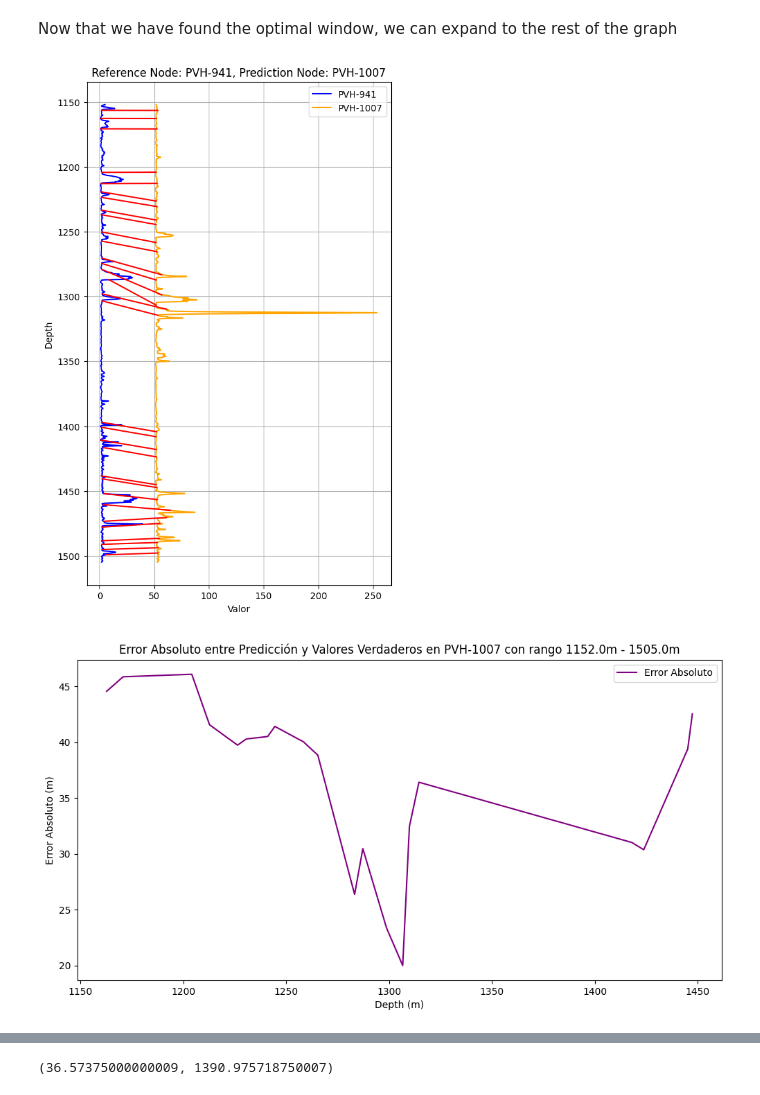
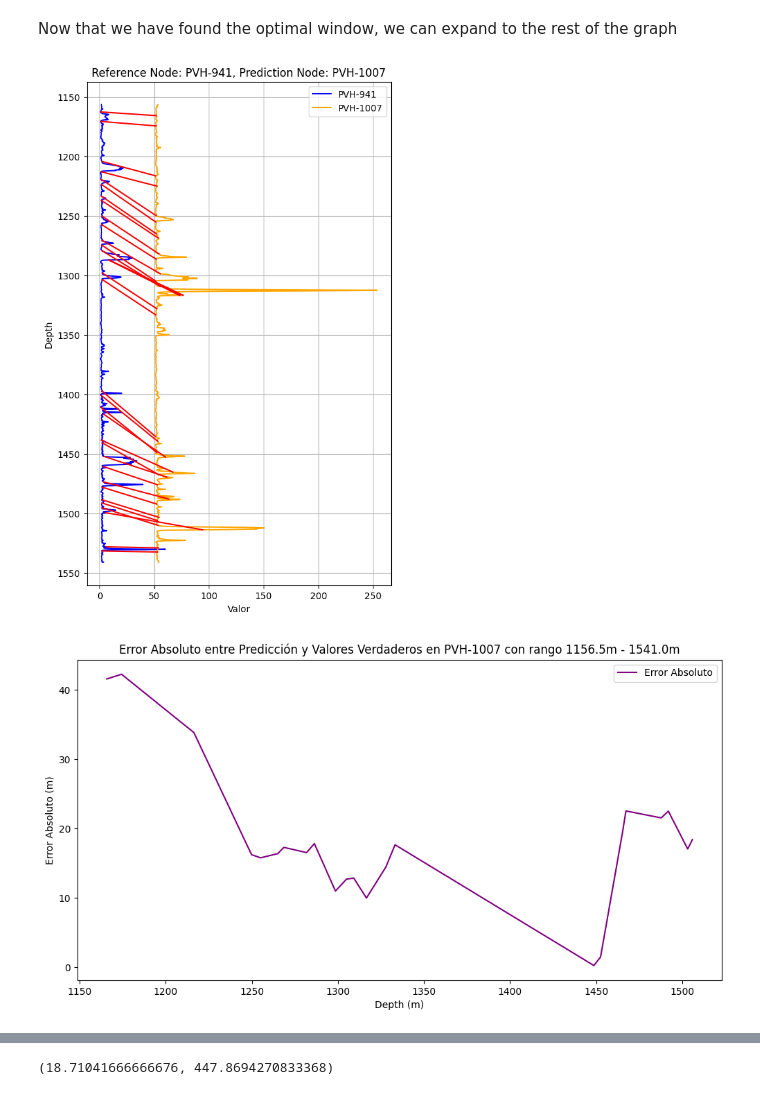
Before and after one commit to scast3/dtw_tool, a Jupyter notebook: window_optimization.ipynb, the cells around one changed output, grey strips where cells are left out. Saved outputs shown, nothing was run; the diff lists cells and outputs as text; code cells hidden in the pictures.

Commit message:
traversal of graph

```diff
--- a/window_optimization.ipynb
+++ b/window_optimization.ipynb
@@ -473,10 +458,11 @@ def optimal_window(G, node_name1, node_name2, bounds, returnType = "mse", step_s
 
     def objective(params):
         start1, end1, start2, end2 = params
+        win = [start1, end1, start2, end2]
         if start1 >= end1 or start2 >= end2:
             return {'loss': float('inf'), 'status': STATUS_OK}  # Invalid window, return a large value
 
-        mae, mse = windows_test(G, node_name1, node_name2, start1, end1, start2, end2)
+        mae, mse = windows_test(G, node_name1, node_name2, win)
 
         if returnType == "mse":
             return {'loss': mse, 'status': STATUS_OK}
@@ -531,13 +510,14 @@ windows_test(G, node_name1, node_name2, optimal_window[0], optimal_window[1], op
 Now that we have found the optimal window, we can expand to the rest of the graph
 # %%
 start_node = node_name2
-bound1 = optimal_window[0]
-bound2 = optimal_window[1]
+bound1 = optimal_window[2]
+bound2 = optimal_window[3]
+w = [bound1, bound2, bound1, bound2]
 
 new_node = "PVH-1007"
-calc_tops(G, start_node, new_node, window=[bound1, bound2, bound1, bound2])
-windows_test(G, start_node, new_node, bound1, bound2, bound1, bound2, show_plots=True)
+calc_tops(G, start_node, new_node, window=w)
+windows_test(G, start_node, new_node, w, show_plots=True)
 #verify(G, new_node, show_plots=False)
 # %% [output]
-[figure, old version]
+[figure, new version]
-[figure, old version]
+[figure, new version]
@@ -545 +525 @@ windows_test(G, start_node, new_node, bound1, bound2, bound1, bound2, show_plots
-(36.57375000000009, 1390.975718750007)
+(18.71041666666676, 447.8694270833368)
```
Also changed, not shown: parts of 7 cells of this notebook, 1 other file.
